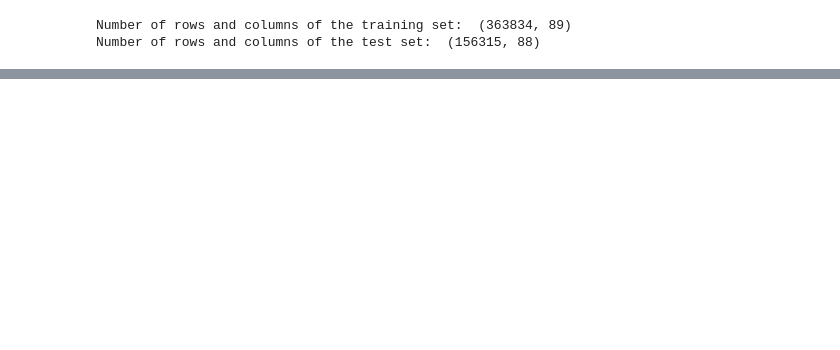
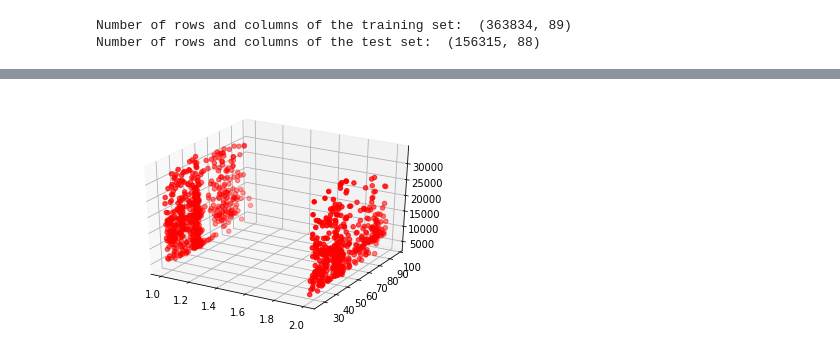
Before and after one commit to ferminlp93/Datathon, a Jupyter notebook: Visualizacion.ipynb, the cells around one changed output, grey strips where cells are left out. Drawn from its saved outputs; the diff is of its cells as text; code cells hidden in the pictures; blank space fills up the shorter version.

```diff
--- a/Visualizacion.ipynb
+++ b/Visualizacion.ipynb
@@ -306,0 +331,19 @@ print(d)
+# %%
+from mpl_toolkits.mplot3d import Axes3D
+
+fig = plt.figure()
+ax = fig.add_subplot(111, projection='3d')
+
+a = traindata_without_outliers['Socio_Demo_02'][:1000]
+b = traindata_without_outliers['Socio_Demo_03'][:1000]
+c = traindata_without_outliers['Poder_Adquisitivo'][:1000]
+
+#ax.scatter(x, y, z)
+#ax.scatter(c, a, b, c = 'b', marker='o')
+
+ax.scatter(xs = a, ys = b, zs = c, c = 'r', marker = 'o')
+#ax.scatter(ys = b, c = 'b', marker = '^')
+
+plt.show()
+# %% [output]
+[figure, added]
```
Also changed, not shown: parts of 13 cells of this notebook.
